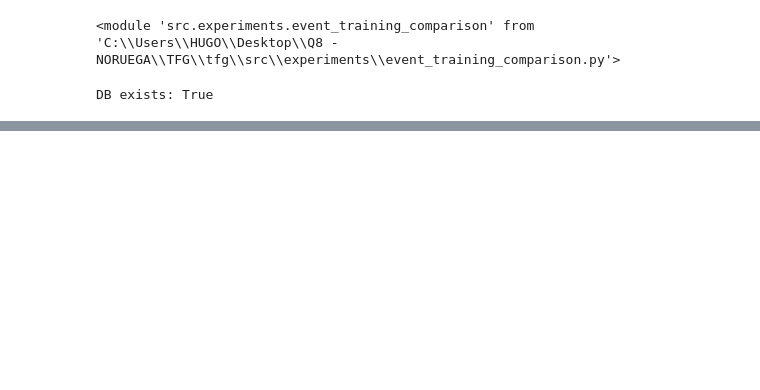
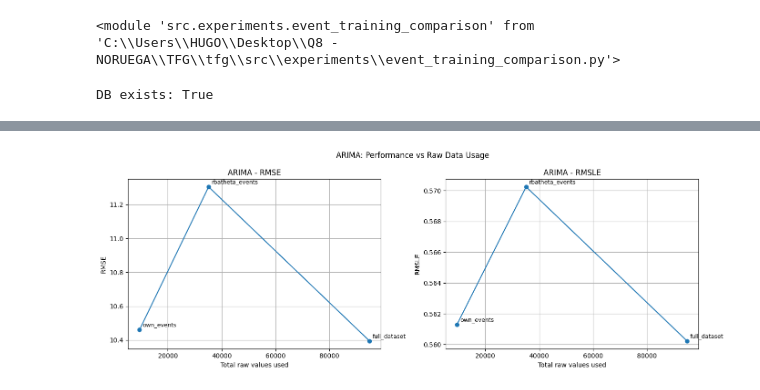
Before and after one commit to huugoox/tfg, a Jupyter notebook: notebooks/Analysis/0X_CommonModel.ipynb, the cells around one changed output, grey strips where cells are left out. Saved outputs shown, nothing was run; the diff lists cells and outputs as text; code cells hidden in the pictures; blank space fills up the shorter version.

```diff
--- a/notebooks/Analysis/0X_CommonModel.ipynb
+++ b/notebooks/Analysis/0X_CommonModel.ipynb
@@ -169,20 +406,0 @@ thresholds_calibration
-# %%
-# ============================================================
-# APPLY FROZEN EVENTS TO TRAIN DATA
-# ============================================================
-
-df_train_events, own_event_cols = etc.apply_calibrated_price_events(
-    df=df_train_full,
-    thresholds=thresholds_calibration,
-)
-
-print("Train full:", df_train_full.shape)
-
-print("\nEvent counts:")
-print(df_train_events[own_event_cols].sum().sort_values(ascending=False))
-
-print("\nTotal own event hours:")
-print(df_train_events["own_event"].sum())
-
-print("\nTrain data used (%):")
-print(df_train_events["own_event"].sum() / len(df_train_events) * 100)
@@ -521,0 +1505,71 @@ Saved: C:\Users\HUGO\Desktop\Q8 - NORUEGA\TFG\tfg\results\event_training_compari
+# %%
+# ============================================================
+# PLOT 3 - TOTAL RAW VALUES vs RMSE and RMSLE
+# Two panels per model
+# ============================================================
+
+import matplotlib.pyplot as plt
+
+plot_df = performance_vs_data_table.copy()
+
+for model_name in plot_df["Model"].unique():
+
+    df_model = plot_df[
+        plot_df["Model"] == model_name
+    ].copy()
+
+    df_model = df_model.sort_values("total_raw_values")
+
+    fig, axes = plt.subplots(1, 2, figsize=(14, 5))
+
+    # -------------------------
+    # Left plot: RMSE
+    # -------------------------
+    axes[0].plot(
+        df_model["total_raw_values"],
+        df_model["RMSE"],
+        marker="o",
+    )
+
+    for _, row in df_model.iterrows():
+        axes[0].annotate(
+            row["Dataset"],
+            (row["total_raw_values"], row["RMSE"]),
+            textcoords="offset points",
+            xytext=(5, 5),
+            fontsize=9,
+        )
+
+    axes[0].set_xlabel("Total raw values used")
+    axes[0].set_ylabel("RMSE")
+    axes[0].set_title(f"{model_name} - RMSE")
+    axes[0].grid(True)
+
+    # -------------------------
+    # Right plot: RMSLE
+    # -------------------------
+    axes[1].plot(
+        df_model["total_raw_values"],
+        df_model["RMSLE"],
+        marker="o",
+    )
+
+    for _, row in df_model.iterrows():
+        axes[1].annotate(
+            row["Dataset"],
+            (row["total_raw_values"], row["RMSLE"]),
+            textcoords="offset points",
+            xytext=(5, 5),
+            fontsize=9,
+        )
+
+    axes[1].set_xlabel("Total raw values used")
+    axes[1].set_ylabel("RMSLE")
+    axes[1].set_title(f"{model_name} - RMSLE")
+    axes[1].grid(True)
+
+    plt.suptitle(f"{model_name}: Performance vs Raw Data Usage")
+    plt.tight_layout()
+    plt.show()
+# %% [output]
+[figure, added]
```
Also changed, not shown: parts of 29 cells of this notebook.
